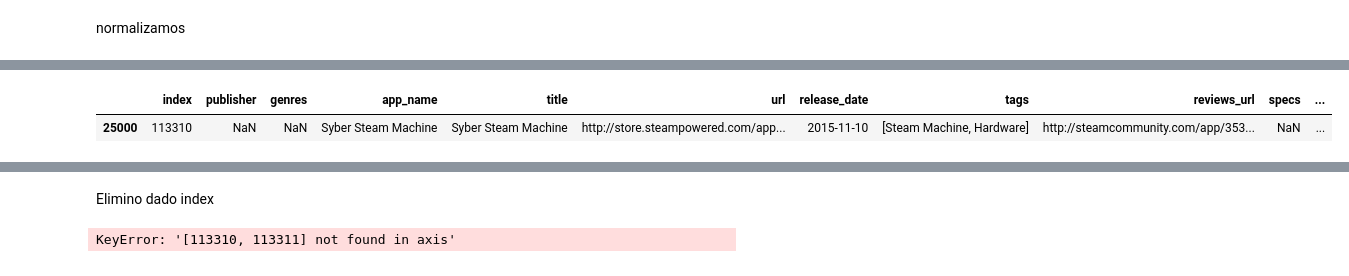
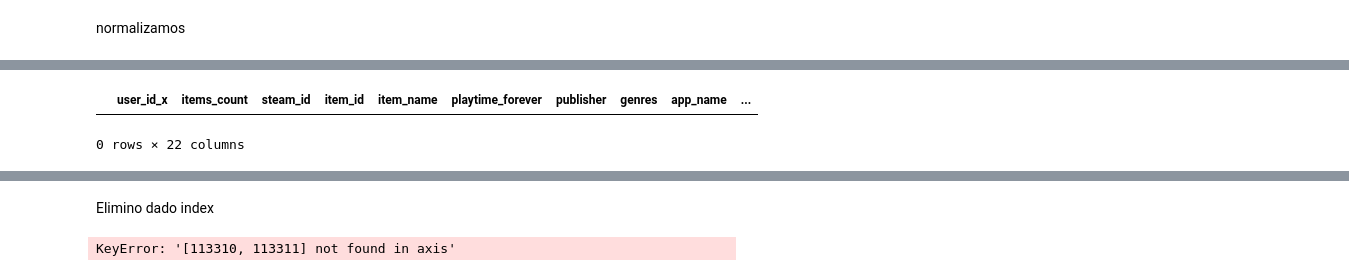
Before and after one commit to rodcordova/data_16_recomendacion, a Jupyter notebook: games_eda_etl.ipynb, the cells around one changed output, grey strips where cells are left out. Drawn from its saved outputs; the diff is of its cells as text; code cells hidden in the pictures.

```diff
--- a/games_eda_etl.ipynb
+++ b/games_eda_etl.ipynb
@@ -63,0 +243,7 @@ steam_games.shape
+# %%
+# Reemplazar todos los valores NaN por nan
+df_total = df_total.fillna(np.nan)
+#Observamos graficamente los valores nulos
+fig = plt.figure(figsize=(15,15))
+sns.heatmap(df_total.isnull(), cbar=False)
+plt.show()
@@ -63,0 +265,7 @@ steam_games.shape
+# %%
+df_total = df_total.rename(columns={'user_id_x': 'user_id'})
+# %%
+columnas=['user_url_x','playtime_2weeks','url','user_id_y','last_edited','helpful']
+df_total = df_total.drop(columnas, axis=1)
+df_total.dropna(how='all',inplace=True)
+df_total.reset_index(drop=True)
@@ -108,12 +308,11 @@ print(pd.unique(steam_games['price']))
 # %%
-steam_games.replace(['Free To Play', 'Free to Play', 'Free', 'Free Demo', 'Play for Free!', 'Install Now',
-                  'Play WARMACHINE: Tactics Demo', 'Free Mod', 'Install Theme', 'Third-party', 'Play Now',
-                  'Free HITMAN™ Holiday Pack', 'Play the Demo', 'Free to Try', 'Free Movie', 'Free to Use'], '0.00', inplace=True)
+df_total.replace(['Free','Free To Play', 'Free to Play', 'Third-party',  'Install Now',
+                  'Play WARMACHINE: Tactics Demo', 'Free Movie','Free to Use','Play for Free!','Free Mod','Free HITMAN™ Holiday Pack','Play the Demo'], '0.00', inplace=True)
 # %%
 #consola, no video juego
-steam_games[steam_games['price'] == 'Starting at $499.00']
+df_total[df_total['price'] == 'Starting at $499.00']
 # %% [output]
-|  | index | publisher | genres | app_name | title | url | release_date | tags | reviews_url | specs | ... |
-| 25000 | 113310 | NaN | NaN | Syber Steam Machine | Syber Steam Machine | http://store.steampowered.com/app... | 2015-11-10 | [Steam Machine, Hardware] | http://steamcommunity.com/app/353... | NaN | ... |
+|  | user_id_x | items_count | steam_id | item_id | item_name | playtime_forever | publisher | genres | app_name | ... |
+0 rows × 22 columns
 # %%
 #tampoco es un juego, es otra consola
```
Also changed, not shown: parts of 80 cells of this notebook, 8 other files.
